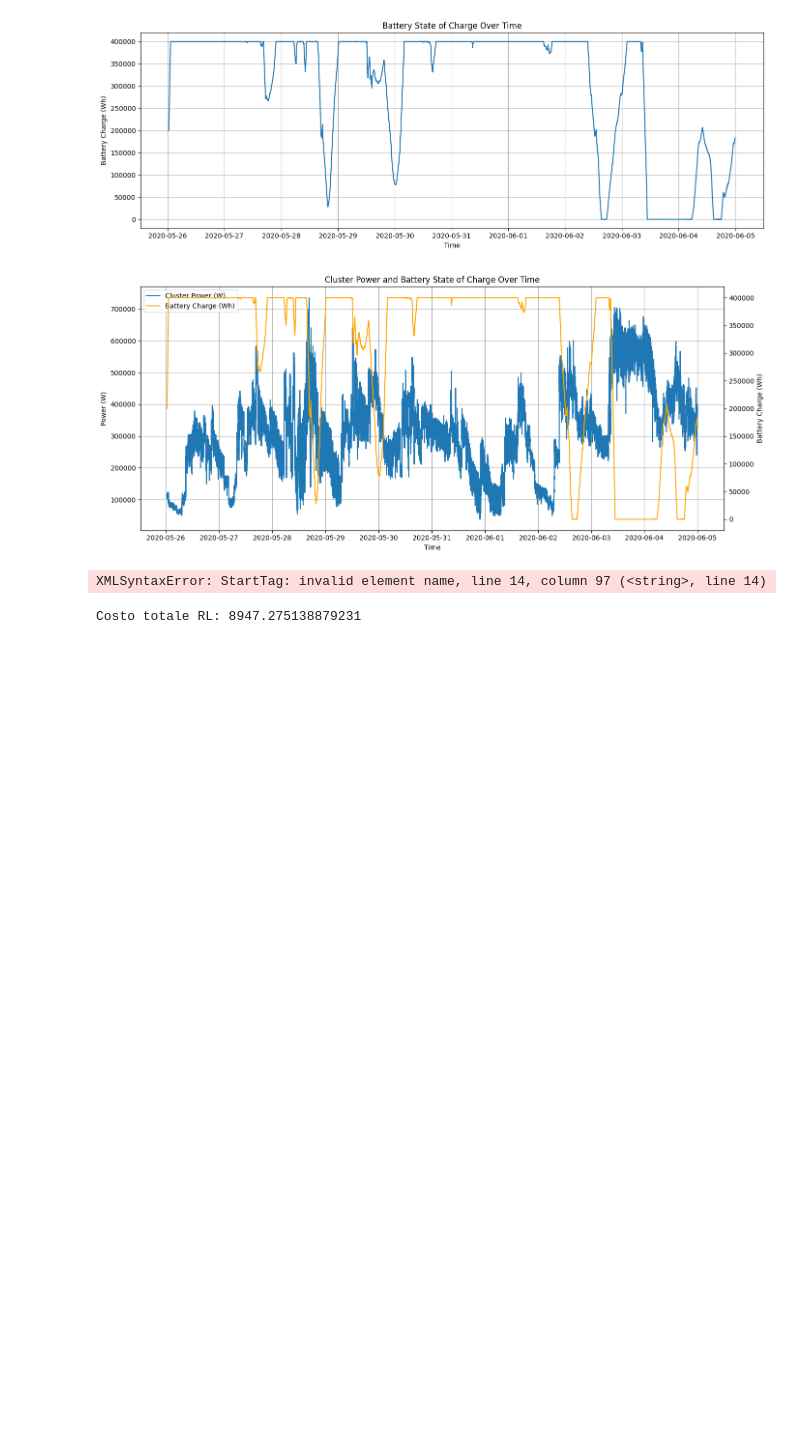
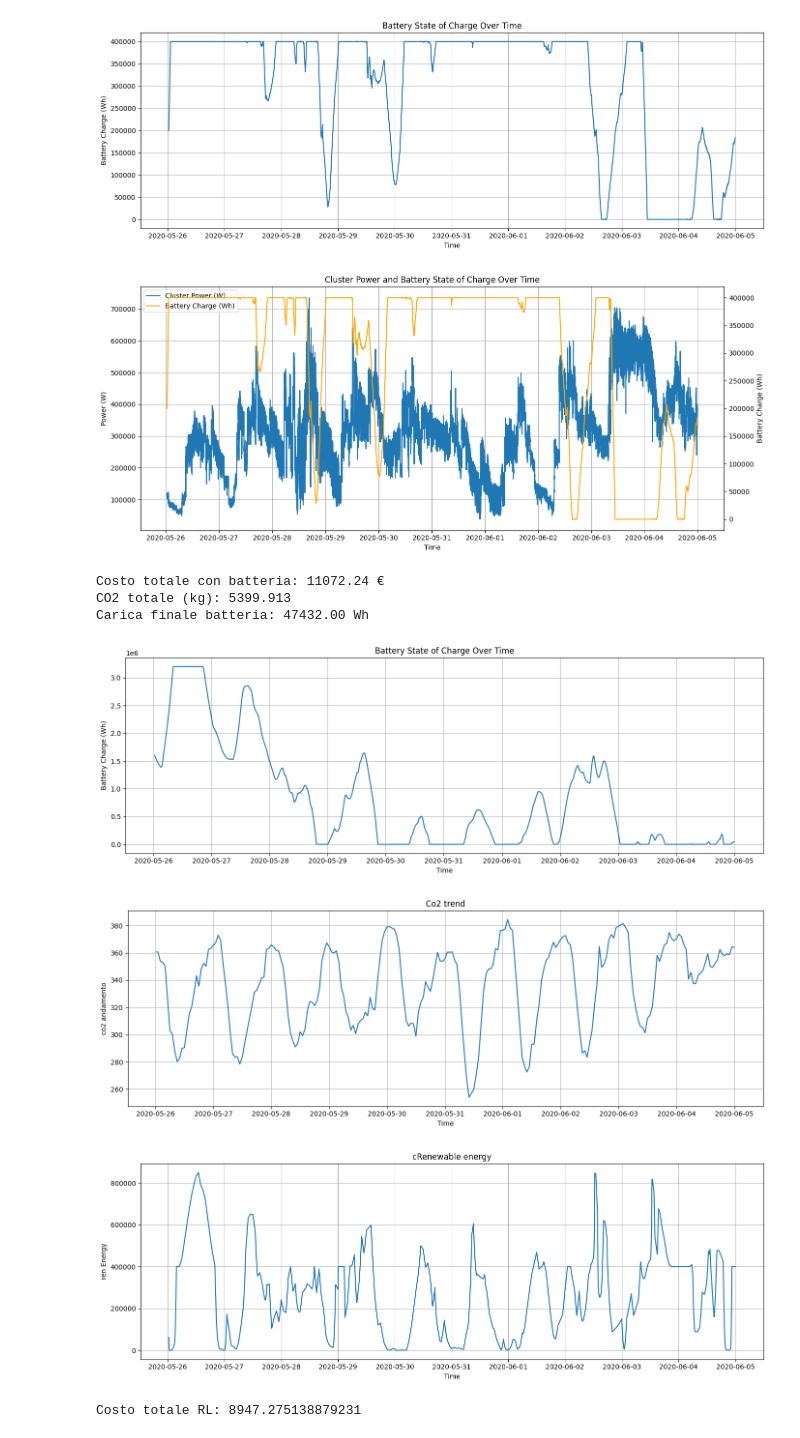
Before and after one commit to alessandroPetz/rl_hpc_power_aware, a Jupyter notebook: test_simulations.ipynb, the cells around one changed output. Drawn from its saved outputs; the diff is of its cells as text; code cells hidden in the pictures; blank space fills up the shorter version.

```diff
--- a/test_simulations.ipynb
+++ b/test_simulations.ipynb
@@ -482,12 +482,12 @@ CO2_G_PER_KWH_STATIC = 270.0
 
 THRESHOLD = 400000          # W
 
-BATTERY_CAPACITY = 200000          # Wh
+BATTERY_CAPACITY = 3200000          # Wh
 BATTERY_INITIAL_CHARGE = BATTERY_CAPACITY / 2    # Wh
 
 # LIMITI DI CARICA/SCARICA REALE
-MAX_CHARGE_RATE = 200000            # 1-C
-MAX_DISCHARGE_RATE = 200000         # 1-C
+MAX_CHARGE_RATE = 3200000            # 1-C
+MAX_DISCHARGE_RATE = 3200000         # 1-C
 
 battery = BATTERY_INITIAL_CHARGE
 total_cost = 0
@@ -618,34 +618,39 @@ print(f"Costo totale con batteria: {total_cost:.2f} €")
 print(f"CO2 totale (kg): {total_co2_g/1000:.3f}")
 print(f"Carica finale batteria: {battery:.2f} Wh")
 
 plt.figure(figsize=(14, 5))
 plt.plot(time_history, battery_history)
 plt.xlabel("Time")
 plt.ylabel("Battery Charge (Wh)")
 plt.title("Battery State of Charge Over Time")
 plt.grid(True)
 plt.tight_layout()
 plt.show()
 
 plt.figure(figsize=(14, 5))
 plt.plot(time_history, df["co2_intensity"])
 plt.xlabel("Time")
 plt.ylabel("co2 andamento")
 plt.title("Co2 trend")
 plt.grid(True)
 plt.tight_layout()
 plt.show()
 
 plt.figure(figsize=(14, 5))
 plt.plot(time_history, df["P_ren"])
 plt.xlabel("Time")
 plt.ylabel("ren Energy")
 plt.title("cRenewable energy")
 plt.grid(True)
 plt.tight_layout()
 plt.show()
 # %% [output]
-XMLSyntaxError: StartTag: invalid element name, line 14, column 97 (<string>, line 14)
+Costo totale con batteria: 11072.24 €
+CO2 totale (kg): 5399.913
+Carica finale batteria: 47432.00 Wh
+[figure, added]
+[figure, added]
+[figure, added]
 # %%
 # test saved model
 
```
Also changed, not shown: 4 other files.
